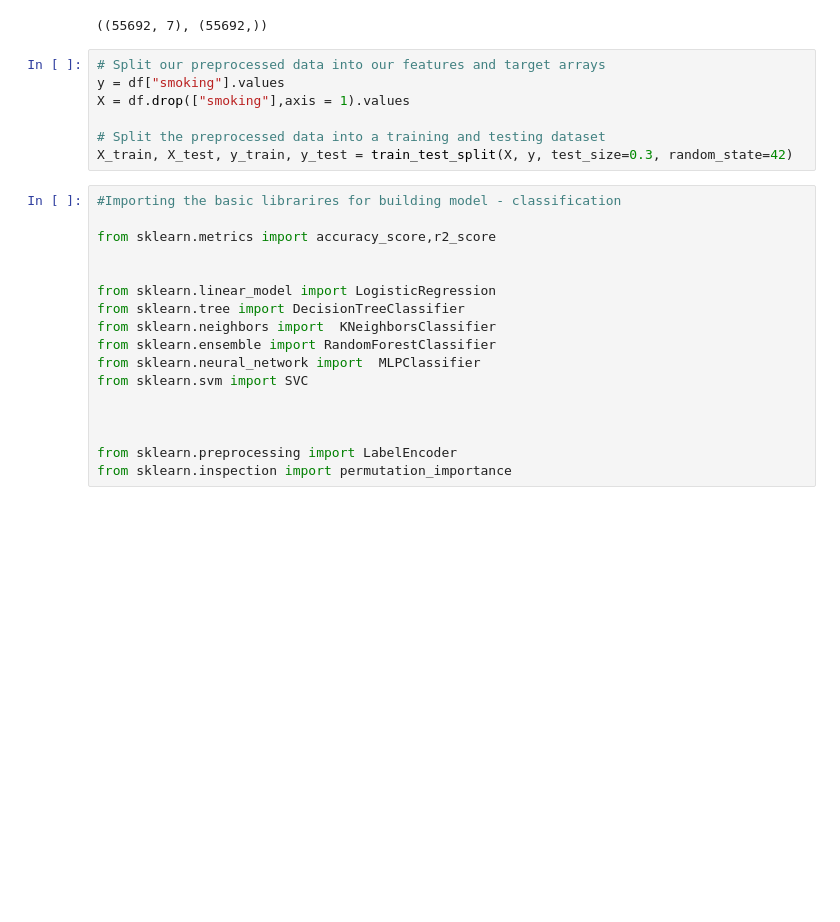
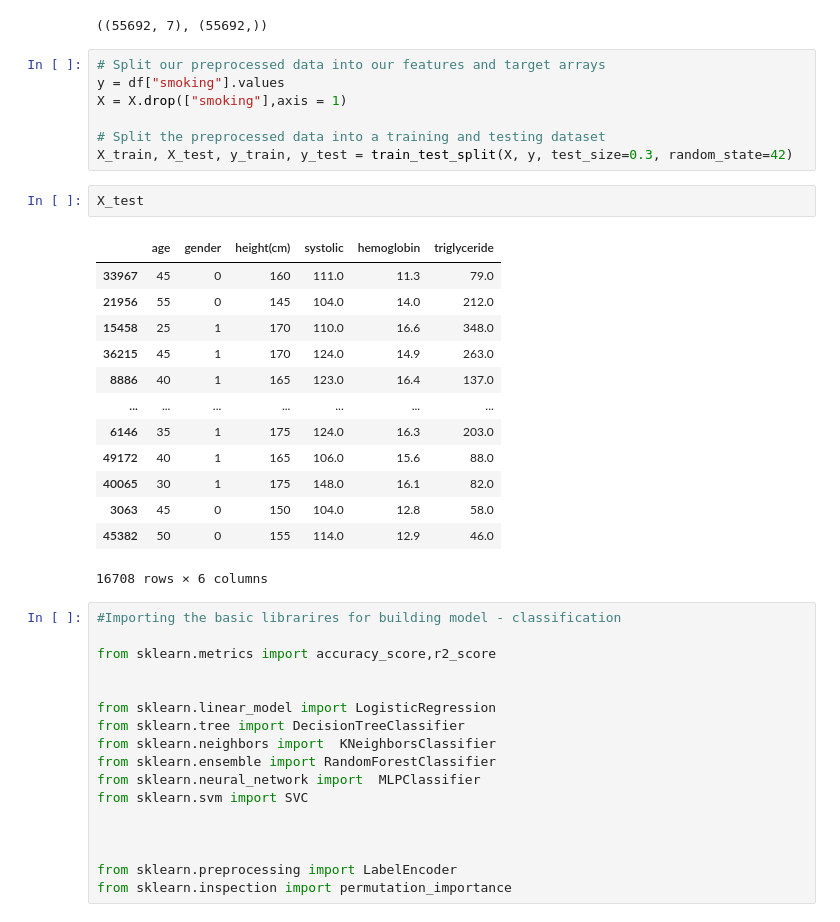
Before and after one commit to GPN87/DAVB-Project-4, a Jupyter notebook: tn-html/smoking4 - 3.ipynb, the cells around one changed output. Saved outputs shown, nothing was run; the diff lists cells and outputs as text; blank space fills up the shorter version.

```diff
--- a/tn-html/smoking4 - 3.ipynb
+++ b/tn-html/smoking4 - 3.ipynb
@@ -118,10 +118,26 @@ X.shape, y.shape
 # %%
 # Split our preprocessed data into our features and target arrays
 y = df["smoking"].values
-X = df.drop(["smoking"],axis = 1).values
+X = X.drop(["smoking"],axis = 1)
 
 # Split the preprocessed data into a training and testing dataset
 X_train, X_test, y_train, y_test = train_test_split(X, y, test_size=0.3, random_state=42)
+# %%
+X_test
+# %% [output]
+|  | age | gender | height(cm) | systolic | hemoglobin | triglyceride |
+| 33967 | 45 | 0 | 160 | 111.0 | 11.3 | 79.0 |
+| 21956 | 55 | 0 | 145 | 104.0 | 14.0 | 212.0 |
+| 15458 | 25 | 1 | 170 | 110.0 | 16.6 | 348.0 |
+| 36215 | 45 | 1 | 170 | 124.0 | 14.9 | 263.0 |
+| 8886 | 40 | 1 | 165 | 123.0 | 16.4 | 137.0 |
+| ... | ... | ... | ... | ... | ... | ... |
+| 6146 | 35 | 1 | 175 | 124.0 | 16.3 | 203.0 |
+| 49172 | 40 | 1 | 165 | 106.0 | 15.6 | 88.0 |
+| 40065 | 30 | 1 | 175 | 148.0 | 16.1 | 82.0 |
+| 3063 | 45 | 0 | 150 | 104.0 | 12.8 | 58.0 |
+| 45382 | 50 | 0 | 155 | 114.0 | 12.9 | 46.0 |
+16708 rows × 6 columns
 # %%
 #Importing the basic librarires for building model - classification
 
```
Also changed, not shown: parts of 7 cells of this notebook, 3 other files.
